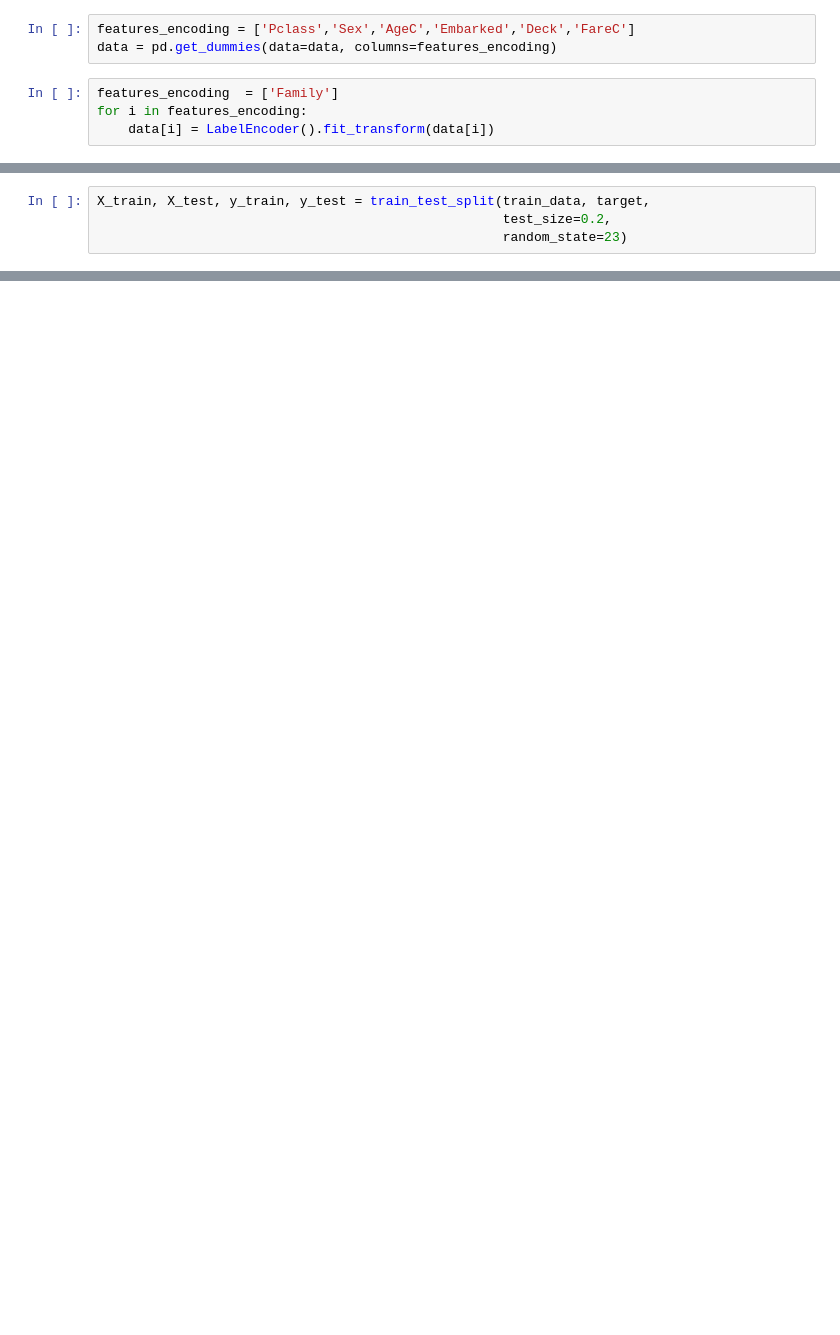
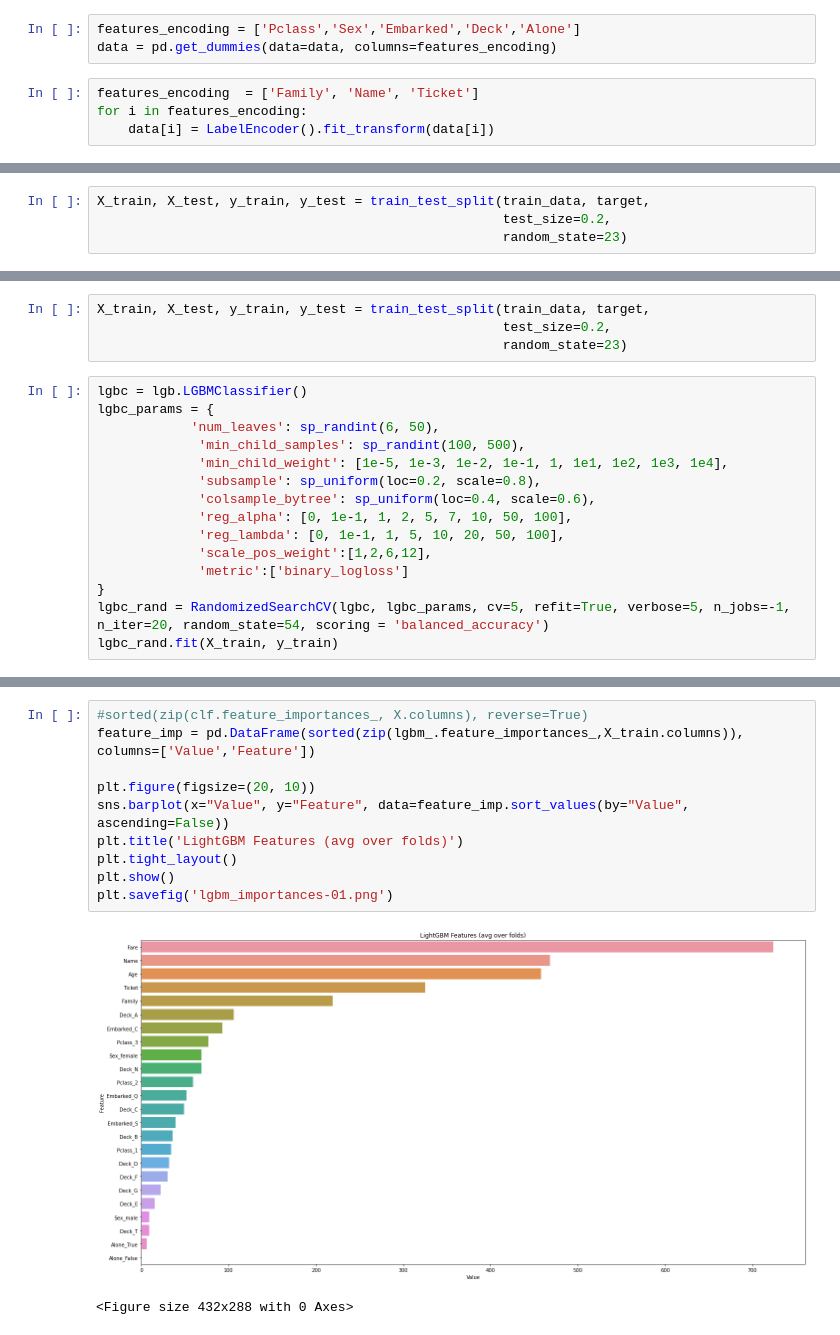
Before and after one commit to nik-nov/My_project, a Jupyter notebook: tabular_playground_series_apr_2021/model.ipynb, the cells around one changed output, grey strips where cells are left out. Cells and saved outputs as stored; diff of their text form; blank space fills up the shorter version.

```diff
--- a/tabular_playground_series_apr_2021/model.ipynb
+++ b/tabular_playground_series_apr_2021/model.ipynb
@@ -47,10 +66,10 @@ data = data_mod.drop(['Name', 'Age', 'SibSp', 'Parch', 'Ticket', 'Fare', 'Alone'
 # %% [markdown]
 # Features encoding
 # %%
-features_encoding = ['Pclass','Sex','AgeC','Embarked','Deck','FareC']
+features_encoding = ['Pclass','Sex','Embarked','Deck','Alone']
 data = pd.get_dummies(data=data, columns=features_encoding)
 # %%
-features_encoding  = ['Family']
+features_encoding  = ['Family', 'Name', 'Ticket']
 for i in features_encoding:
     data[i] = LabelEncoder().fit_transform(data[i])
 # %%
@@ -125,0 +210,19 @@ Accuracy (random forest auto): 0.7763125078989465 params {'min_samples_leaf': 8,
+# %%
+X_train, X_test, y_train, y_test = train_test_split(train_data, target,
+                                                    test_size=0.2,
+                                                    random_state=23)
+# %%
+lgbc = lgb.LGBMClassifier()
+lgbc_params = {
+            'num_leaves': sp_randint(6, 50),
+             'min_child_samples': sp_randint(100, 500),
+             'min_child_weight': [1e-5, 1e-3, 1e-2, 1e-1, 1, 1e1, 1e2, 1e3, 1e4],
+             'subsample': sp_uniform(loc=0.2, scale=0.8),
+             'colsample_bytree': sp_uniform(loc=0.4, scale=0.6),
+             'reg_alpha': [0, 1e-1, 1, 2, 5, 7, 10, 50, 100],
+             'reg_lambda': [0, 1e-1, 1, 5, 10, 20, 50, 100],
+             'scale_pos_weight':[1,2,6,12],
+             'metric':['binary_logloss']
+}
+lgbc_rand = RandomizedSearchCV(lgbc, lgbc_params, cv=5, refit=True, verbose=5, n_jobs=-1, n_iter=20, random_state=54, scoring = 'balanced_accuracy')
+lgbc_rand.fit(X_train, y_train)
@@ -125,0 +267,13 @@ Accuracy (random forest auto): 0.7763125078989465 params {'min_samples_leaf': 8,
+# %%
+#sorted(zip(clf.feature_importances_, X.columns), reverse=True)
+feature_imp = pd.DataFrame(sorted(zip(lgbm_.feature_importances_,X_train.columns)), columns=['Value','Feature'])
+
+plt.figure(figsize=(20, 10))
+sns.barplot(x="Value", y="Feature", data=feature_imp.sort_values(by="Value", ascending=False))
+plt.title('LightGBM Features (avg over folds)')
+plt.tight_layout()
+plt.show()
+plt.savefig('lgbm_importances-01.png')
+# %% [output]
+[figure, added]
+<Figure size 432x288 with 0 Axes>
```
Also changed, not shown: parts of 32 cells of this notebook.
